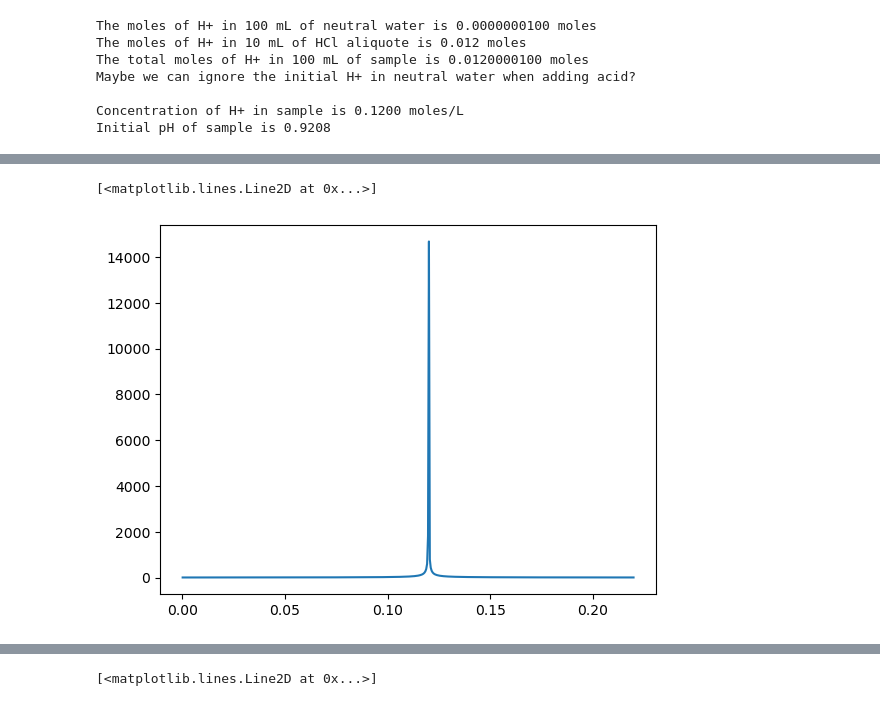
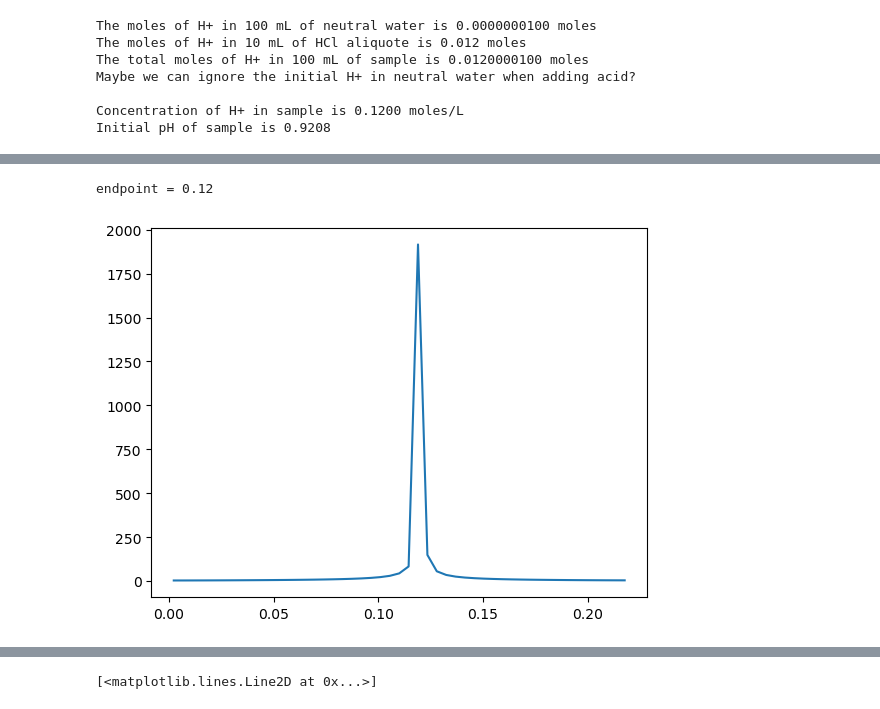
Before and after one commit to blinkletter/3530Biochem, a Jupyter notebook: TitrationAgain.ipynb, the cells around one changed output, grey strips where cells are left out. Saved outputs shown, nothing was run; the diff lists cells and outputs as text; code cells hidden in the pictures.

```diff
--- a/TitrationAgain.ipynb
+++ b/TitrationAgain.ipynb
@@ -121,4 +119,5 @@ plt.plot(x,y,"o")
 # %%
+import numpy as np
 from scipy.interpolate import InterpolatedUnivariateSpline
 
 
@@ -138,7 +137,7 @@ x=Bt
 
 f2 = InterpolatedUnivariateSpline(x, y)
 
-x1 = np.linspace(np.min(x),np.max(x),500)
+x1 = np.linspace(np.min(x),np.max(x),50)
 y1 = f2(x1)
 
 der = []
@@ -151,6 +150,6 @@ der = np.array(der)
 
 
 der = np.gradient( y1, x1 )
-plt.plot(x1,der,"-")
+plt.plot(x1,y1,".")
 # %% [output]
 [<matplotlib.lines.Line2D at 0x...>]
@@ -158,8 +157,12 @@ plt.plot(x1,der,"-")
 # %%
 der = np.diff(y1) / np.diff(x1)
 x2 = (x1[:-1] + x1[1:]) / 2
 
 plt.plot(x2,der,"-")
+
+max_idx = np.argmax(der)
+max_val = x2[max_idx]
+print(f"endpoint = {max_val:0.2f}")
 # %% [output]
-[<matplotlib.lines.Line2D at 0x...>]
+endpoint = 0.12
-[figure, old version]
+[figure, new version]
```
Also changed, not shown: parts of 5 cells of this notebook.
